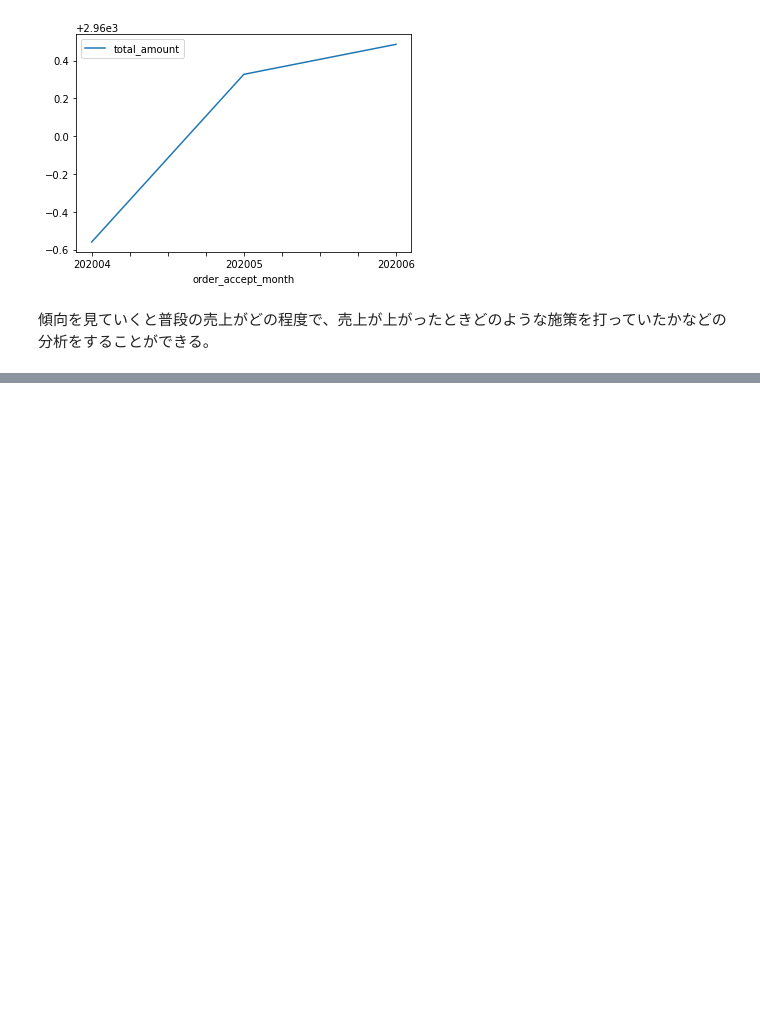
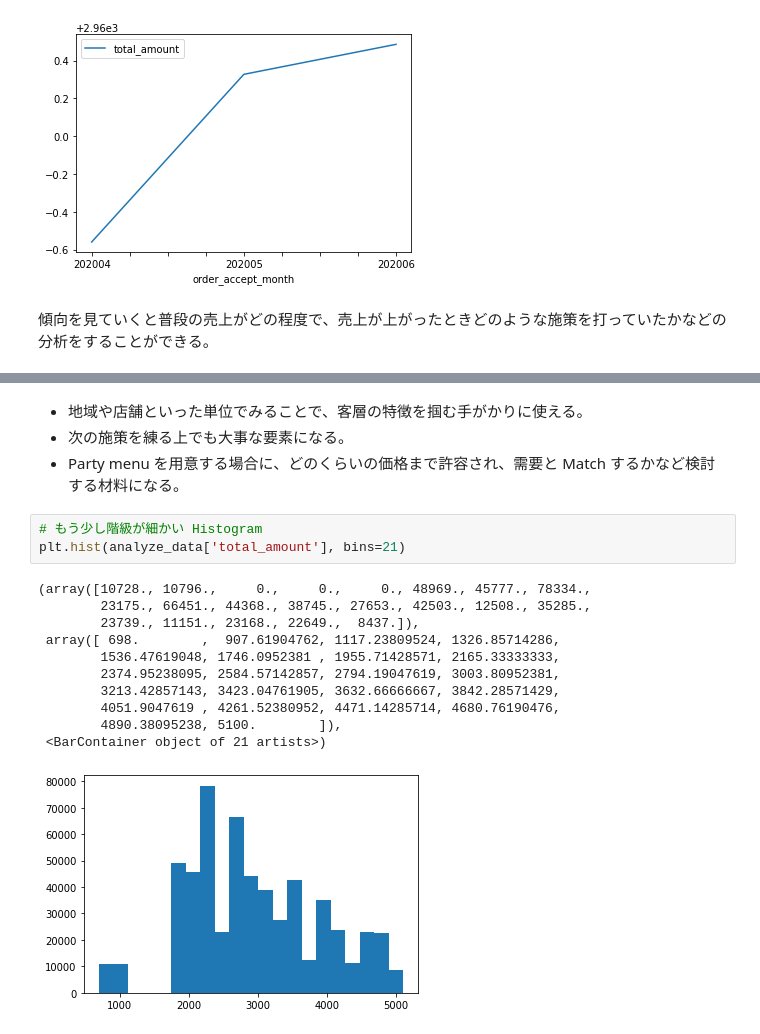
Before and after one commit to 1024xx4/machine_learning_system_100_knocks, a Jupyter notebook: section2/section2.ipynb, the cells around one changed output, grey strips where cells are left out. Saved outputs shown, nothing was run; the diff lists cells and outputs as text; blank space fills up the shorter version.

```diff
--- a/section2/section2.ipynb
+++ b/section2/section2.ipynb
@@ -225,0 +239,19 @@ month_data.mean().plot()
+# %% [markdown]
+- 地域や店舗といった単位でみることで、客層の特徴を掴む手がかりに使える。
+- 次の施策を練る上でも大事な要素になる。
+- Party menu を用意する場合に、どのくらいの価格まで許容され、需要と Match するかなど検討する材料になる。
+# %%
+# もう少し階級が細かい Histogram
+plt.hist(analyze_data['total_amount'], bins=21)
+# %% [output]
+(array([10728., 10796.,     0.,     0.,     0., 48969., 45777., 78334.,
+        23175., 66451., 44368., 38745., 27653., 42503., 12508., 35285.,
+        23739., 11151., 23168., 22649.,  8437.]),
+ array([ 698.        ,  907.61904762, 1117.23809524, 1326.85714286,
+        1536.47619048, 1746.0952381 , 1955.71428571, 2165.33333333,
+        2374.95238095, 2584.57142857, 2794.19047619, 3003.80952381,
+        3213.42857143, 3423.04761905, 3632.66666667, 3842.28571429,
+        4051.9047619 , 4261.52380952, 4471.14285714, 4680.76190476,
+        4890.38095238, 5100.        ]),
+ <BarContainer object of 21 artists>)
+[figure, added]
```
Also changed, not shown: parts of 3 cells of this notebook.
